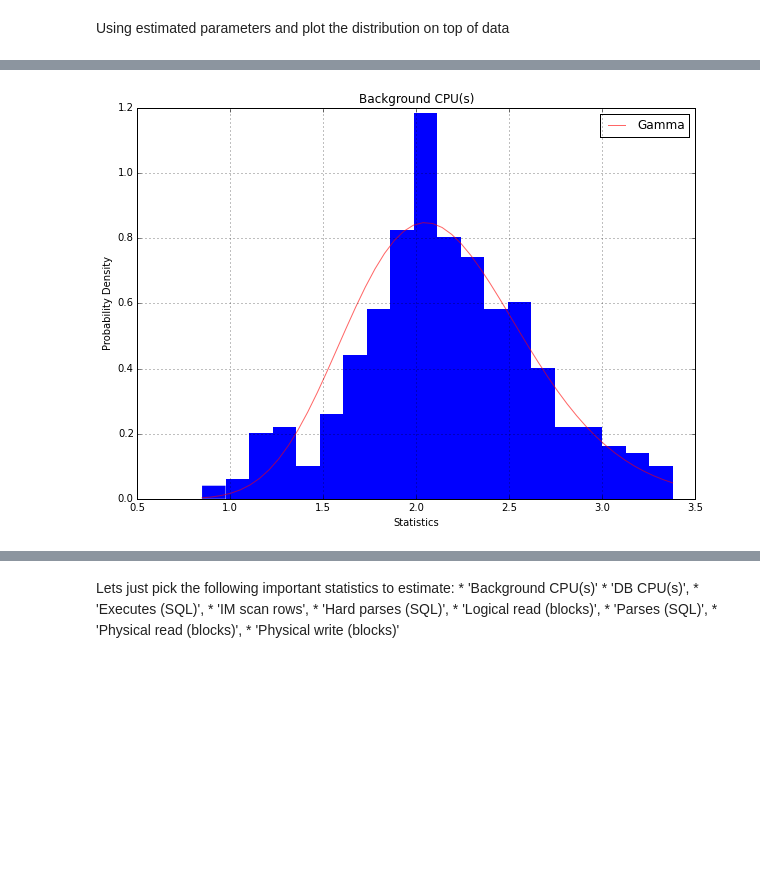
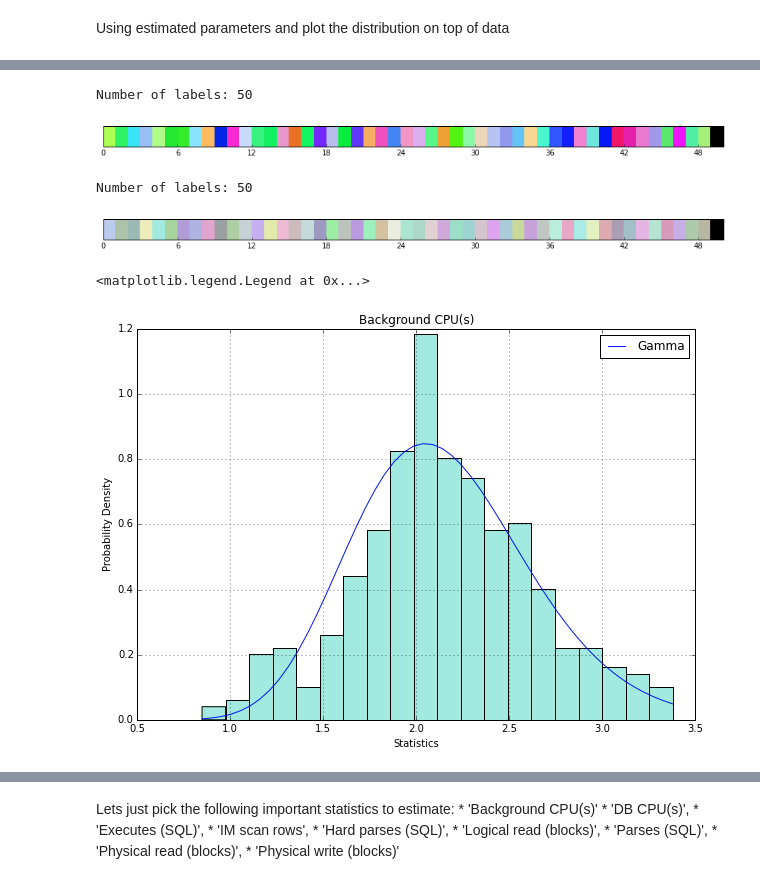
Before and after one commit to KartikPadmanabhan/myblog, a Jupyter notebook: statistics/method_of_moments.ipynb, the cells around one changed output, grey strips where cells are left out. Drawn from its saved outputs; the diff is of its cells as text; code cells hidden in the pictures; blank space fills up the shorter version.

Commit message:
added color styles

```diff
--- a/statistics/method_of_moments.ipynb
+++ b/statistics/method_of_moments.ipynb
@@ -132,18 +189,30 @@ df.head()
+# %%
+bright_cmap = rand_cmap(50, type='bright', first_color_black=False, last_color_black=True, verbose=True)
+# %% [output]
+Number of labels: 50
+[figure, added]
+# %%
+soft_cmap = rand_cmap(50, type='soft', first_color_black=False, last_color_black=True, verbose=True)
+# %% [output]
+Number of labels: 50
+[figure, added]
 # %%
 '''Use the estimated parameters and plot the distribution on top of data'''
 fig, ax = plt.subplots()
+col=soft_cmap(random.choice(range(50)))
 # Plot those values on top of the real data
-ax = df['Background CPU(s)'].hist(bins=20, normed=1, edgecolor='none', figsize=(10, 7))
+ax = df['Background CPU(s)'].hist(bins=20, normed=1, color=col, figsize=(10, 7))
 ax.set_xlabel('Statistics')
 ax.set_ylabel('Probability Density')
 ax.set_title('Background CPU(s)')
-
-ax.plot(x_vals, gamma_p, color='r', label='Gamma', alpha=0.6)
+col=bright_cmap(random.choice(range(50)))
+ax.plot(x_vals,  gamma_p, c=col, label='Gamma')
+ax.set_axis_bgcolor('white')
 ax.legend()
-fig.savefig('images/backgroundcpu.png')
 #py.iplot_mpl(fig, filename='s6_log-scales')
 # %% [output]
+<matplotlib.legend.Legend at 0x...>
-[figure, old version]
+[figure, new version]
 # %%
 # Lets put everything in a function
 # Define a function that plots distribution fitted to one month's of data
```
Also changed, not shown: parts of 22 cells of this notebook, 29 other files.
